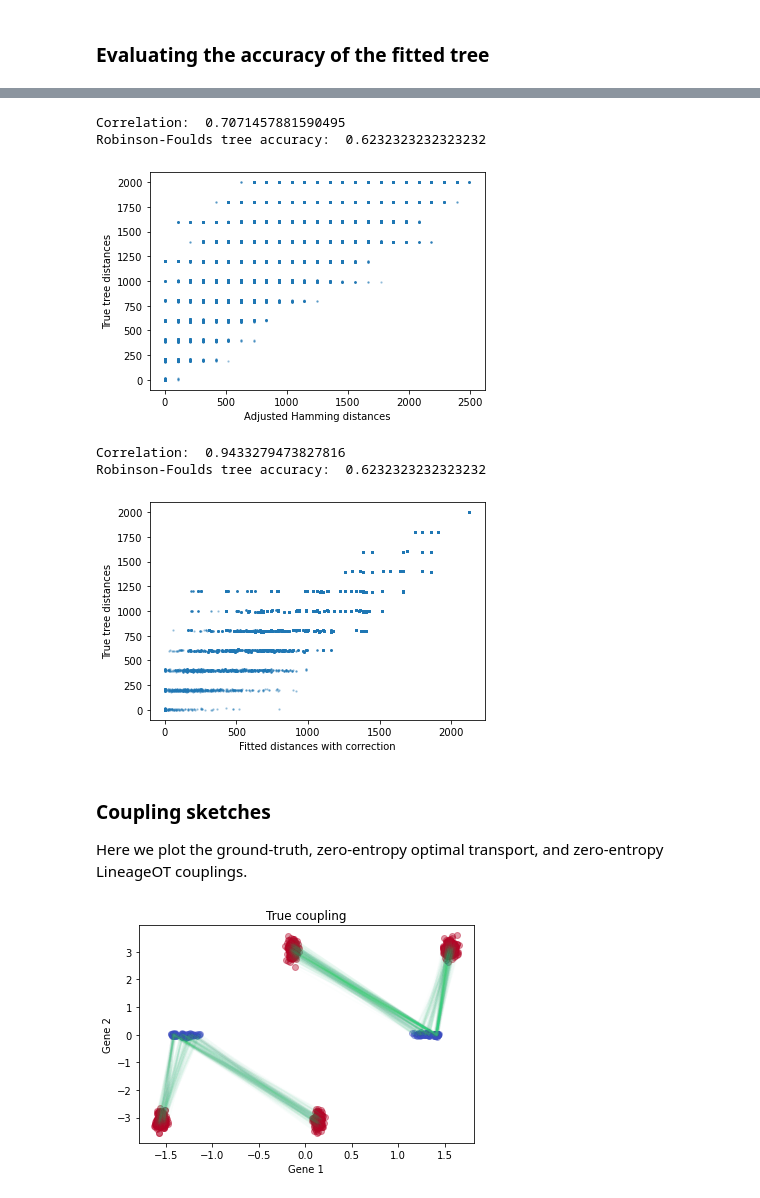
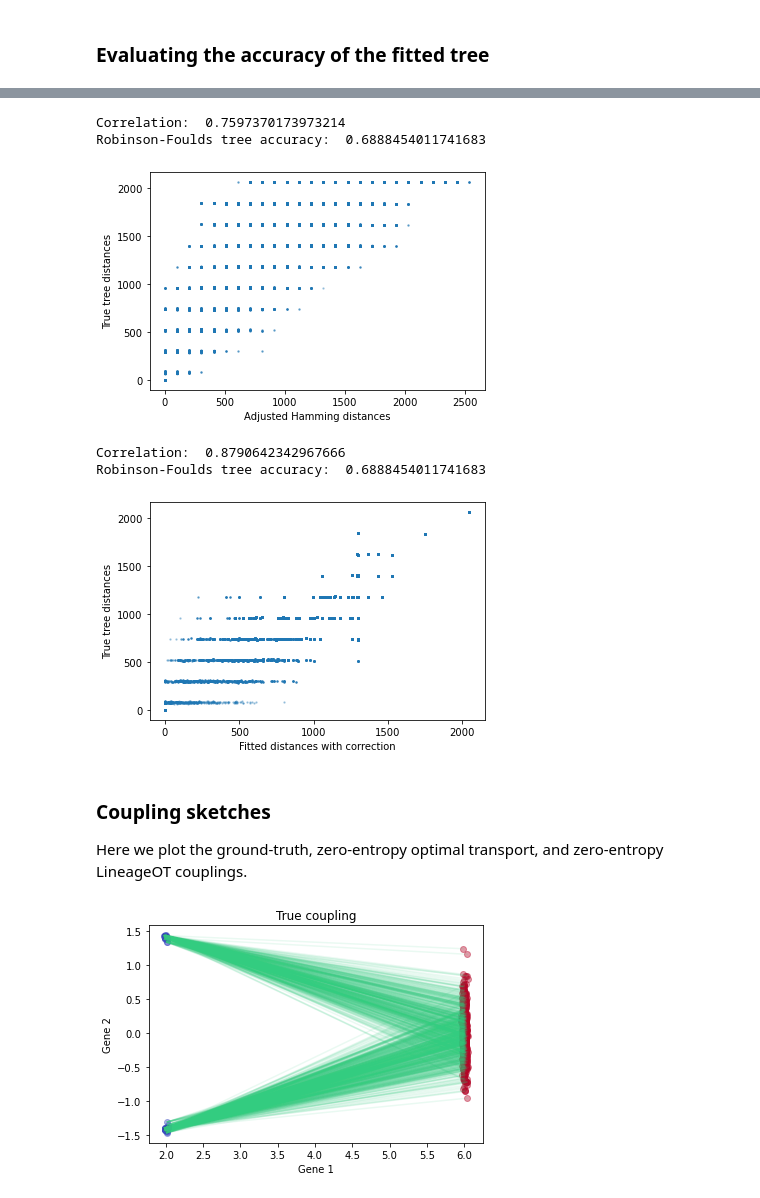
Before and after one commit to aforr/LineageOT, a Jupyter notebook: main.ipynb, the cells around one changed output, grey strips where cells are left out. Saved outputs shown, nothing was run; the diff lists cells and outputs as text; code cells hidden in the pictures.

Commit message:
add fully convergent simulation

```diff
--- a/main.ipynb
+++ b/main.ipynb
@@ -16,8 +16,9 @@ import inference as sim_inf
 # Uncomment the one you would like to simulate
 
 #flow_type = 'bifurcation'
-#flow_type = 'convergent'
-flow_type = 'mismatched_clusters'
+flow_type = 'convergent'
+#flow_type = 'partial_convergent'
+#flow_type = 'mismatched_clusters'
 # %%
 
 # Setting simulation parameters
@@ -30,25 +31,27 @@ else:
 
 x0_speed = 1/timescale
 
+
 sim_params = sim.SimulationParameters(division_time_std = 0.01*timescale,
-                                      target_num_cells = 1000,
                                       flow_type = flow_type,
                                       x0_speed = x0_speed,
                                       mutation_rate = 1/timescale,
-                                      mean_division_time = 1*timescale,
+                                      mean_division_time = 1.1*timescale,
                                       timestep = 0.001*timescale
                                      )
 
+# These parameters can be adjusted freely.
+# As is, they replicate the plots in the paper for the fully convergent simulation.
 mean_x0_early = 2
-time_early = 8*timescale
-time_late = time_early + 3*timescale
+time_early = 7.4*timescale # Time when early cells are sampled
+time_late = time_early + 4*timescale # Time when late cells are sampled
 x0_initial = mean_x0_early -time_early*x0_speed
 initial_cell = sim.Cell(np.array([x0_initial, 0, 0]), np.zeros(sim_params.barcode_length))
-sample_times = {'early':time_early, 'late': time_late}
+sample_times = {'early' : time_early, 'late' : time_late}
 
 
 
-dim1 = 0
+# Choosing which of the three dimensions to show in later plots
 if flow_type == 'mismatched_clusters':
     dimensions_to_plot = [1,2]
 else:
@@ -127,0 +131,14 @@ plt.legend();
+# %%
+# To better visualize cases where there were two clusters at the early time point,
+# we can color the late cells (and their inferred ancestors) by their cluster of origin
+is_from_left = sim_inf.extract_ancestor_data_arrays(true_trees['late'], sample_times['early'], sim_params)[0][:,1] < 0
+for a,label in zip([rna_arrays['early'], rna_arrays['late'][is_from_left,:], rna_arrays['late'][~is_from_left,:]], ['Early cells', 'Late cells from left', 'Late cells from right']):
+    plt.scatter(a[:, 1], a[:, 2], alpha = 0.4)
+
+plt.xlabel('Gene 2')
+plt.ylabel('Gene 3')
+
+
+for a, label in zip([ancestor_info['true tree'][0][is_from_left, :], ancestor_info['true tree'][0][~is_from_left, :]], ['Left ancestors', 'Right ancestors']):
+    plt.scatter(a[:,1], a[:,2], alpha = 0.4, label = label)
+plt.legend()
@@ -295,5 +312,5 @@ Wall time: 1min 6s
 # %%
-# Plotting the a
+# Plotting the accuracy of tree distances estimated by Hamming distance between barcodes
 
 hamming_distances = (hamming_distances_with_roots['late'][np.triu_indices(num_cells['late'])])/rate_estimate
 true_tree_distances = true_distances['late'][np.triu_indices(num_cells['late'])]
@@ -306,10 +323,13 @@ plt.xlabel('Adjusted Hamming distances')
 print('Correlation: ', np.corrcoef(hamming_distances, true_tree_distances)[0,1])
 print('Robinson-Foulds tree accuracy: ', sim_inf.tree_accuracy(fitted_tree, true_trees['late']))
 # %% [output]
-Correlation:  0.7071457881590495
-Robinson-Foulds tree accuracy:  0.6232323232323232
+Correlation:  0.7597370173973214
+Robinson-Foulds tree accuracy:  0.6888454011741683
-[figure, old version]
+[figure, new version]
 # %%
+# Plotting the accuracy of tree distances,
+# estimated after imposing the constraint that all leaves are the same distance from the root
+
 plt.scatter(fitted_tree_distances[np.triu_indices(num_cells['late'])],
             true_distances['late'][np.triu_indices(num_cells['late'])],
             s = 2,
@@ -321,9 +341,9 @@ print('Correlation: ', np.corrcoef(fitted_tree_distances[np.triu_indices(num_cel
      )
 print('Robinson-Foulds tree accuracy: ', sim_inf.tree_accuracy(fitted_tree, true_trees['late']))
 # %% [output]
-Correlation:  0.9433279473827816
-Robinson-Foulds tree accuracy:  0.6232323232323232
+Correlation:  0.8790642342967666
+Robinson-Foulds tree accuracy:  0.6888454011741683
-[figure, old version]
+[figure, new version]
 # %% [markdown]
 
 ### Coupling sketches
@@ -332,17 +352,19 @@ Here we plot the ground-truth, zero-entropy optimal transport, and zero-entropy
 # %%
 sim_eval.plot2D_samples_mat(rna_arrays['early'][:, [dimensions_to_plot[0],dimensions_to_plot[1]]],
                    rna_arrays['late'][:, [dimensions_to_plot[0],dimensions_to_plot[1]]],
                    couplings['true'],
                    c=[0.2, 0.8, 0.5],
                    alpha_scale = 0.1)
-plt.xlabel('Gene 1')
-plt.ylabel('Gene 2')
+
+plt.xlabel('Gene ' + str(dimensions_to_plot[0] + 1))
+plt.ylabel('Gene ' + str(dimensions_to_plot[1] + 1))
 plt.title('True coupling')
+
 
 for a,label, c in zip([rna_arrays['early'], rna_arrays['late']], ['Early cells', 'Late cells'], colors):
     plt.scatter(a[:, dimensions_to_plot[0]], a[:, dimensions_to_plot[1]], alpha = 0.4, label = label, color = c)
 # %% [output]
-[figure, old version]
+[figure, new version]
 # %%
 sim_eval.plot2D_samples_mat(rna_arrays['early'][:, [dimensions_to_plot[0],dimensions_to_plot[1]]],
                    rna_arrays['late'][:, [dimensions_to_plot[0],dimensions_to_plot[1]]],
```
Also changed, not shown: parts of 15 cells of this notebook, 1 other file.
